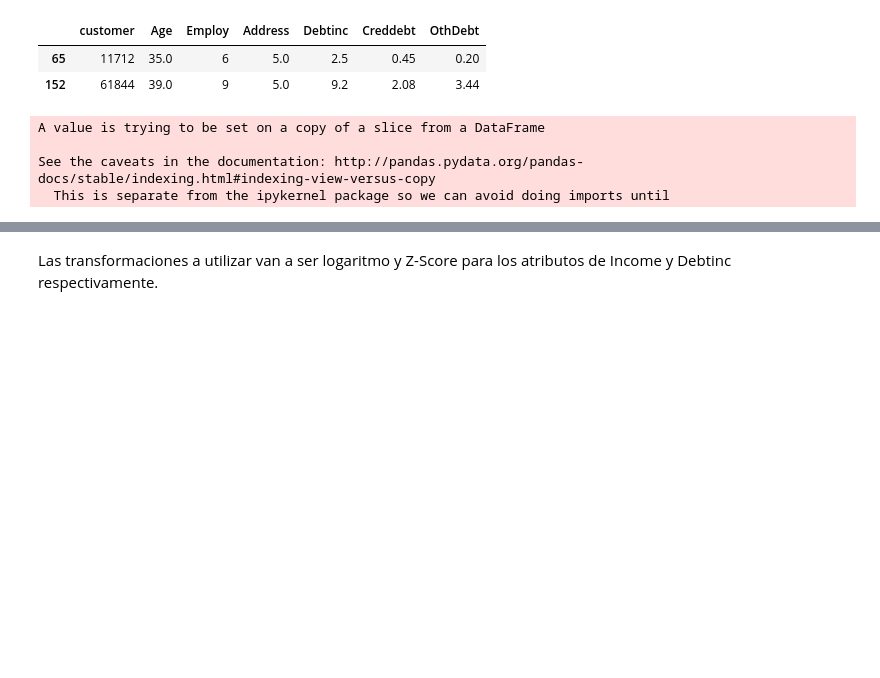
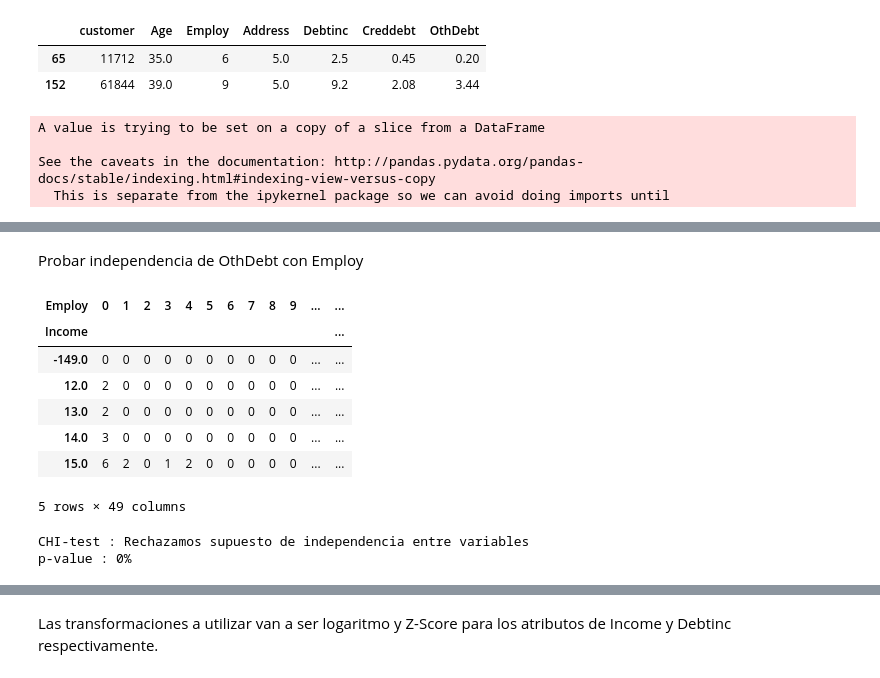
Before and after one commit to saguerraty/intro_mineria_de_datos_IN_2019, a Jupyter notebook: lab 3/lab_3.ipynb, the cells around one changed output, grey strips where cells are left out. Cells and saved outputs as stored; diff of their text form; code cells hidden in the pictures; blank space fills up the shorter version.

```diff
--- a/lab 3/lab_3.ipynb
+++ b/lab 3/lab_3.ipynb
@@ -224,0 +251,27 @@ modi_df['Debtinc'].interpolate(method='linear', inplace= True)
+# %% [markdown]
+Probar independencia de OthDebt con Employ
+# %%
+# Cálculo de frecuencias
+pd.crosstab(modi_df['Income'], modi_df['Employ']).head()
+# %% [output]
+| Employ | 0 | 1 | 2 | 3 | 4 | 5 | 6 | 7 | 8 | 9 | ... | ... |
+| Income |  |  |  |  |  |  |  |  |  |  |  | ... |
+| -149.0 | 0 | 0 | 0 | 0 | 0 | 0 | 0 | 0 | 0 | 0 | ... | ... |
+| 12.0 | 2 | 0 | 0 | 0 | 0 | 0 | 0 | 0 | 0 | 0 | ... | ... |
+| 13.0 | 2 | 0 | 0 | 0 | 0 | 0 | 0 | 0 | 0 | 0 | ... | ... |
+| 14.0 | 3 | 0 | 0 | 0 | 0 | 0 | 0 | 0 | 0 | 0 | ... | ... |
+| 15.0 | 6 | 2 | 0 | 1 | 2 | 0 | 0 | 0 | 0 | 0 | ... | ... |
+5 rows × 49 columns
+# %%
+from scipy.stats import chi2_contingency
+
+p_value_chi = chi2_contingency(pd.crosstab(modi_df['Income'], modi_df['Employ']))[1]
+if p_value_chi < 0.05:
+    print('CHI-test : Rechazamos supuesto de independencia entre variables')
+    print('p-value : {0}% \n'.format(int(p_value_chi*100)))
+else:
+    print('CHI-test : No rechazamos el supuesto de independencia entre variables')
+    print('p-value: {0}% \n'.format(int(p_value_chi*100)))
+# %% [output]
+CHI-test : Rechazamos supuesto de independencia entre variables
+p-value : 0%
```
Also changed, not shown: parts of 12 cells of this notebook.
